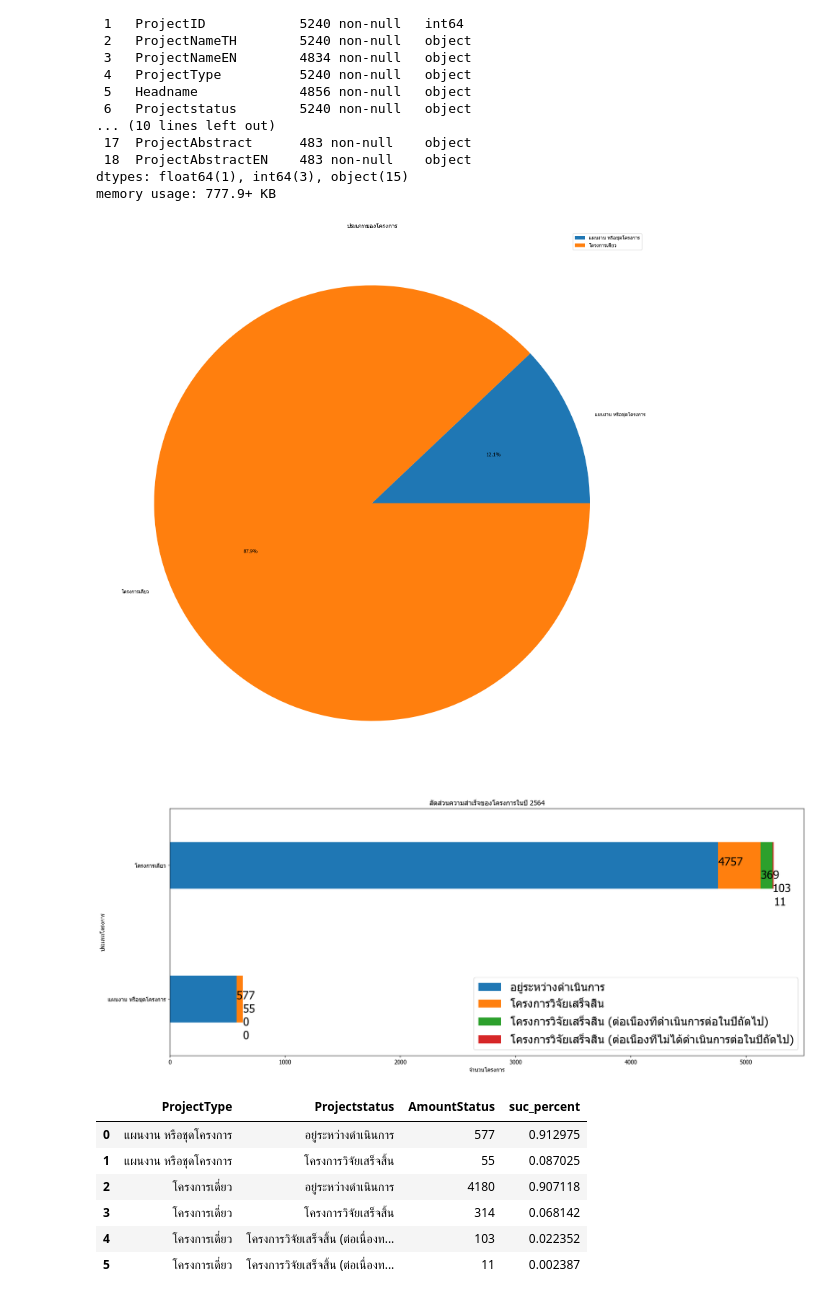
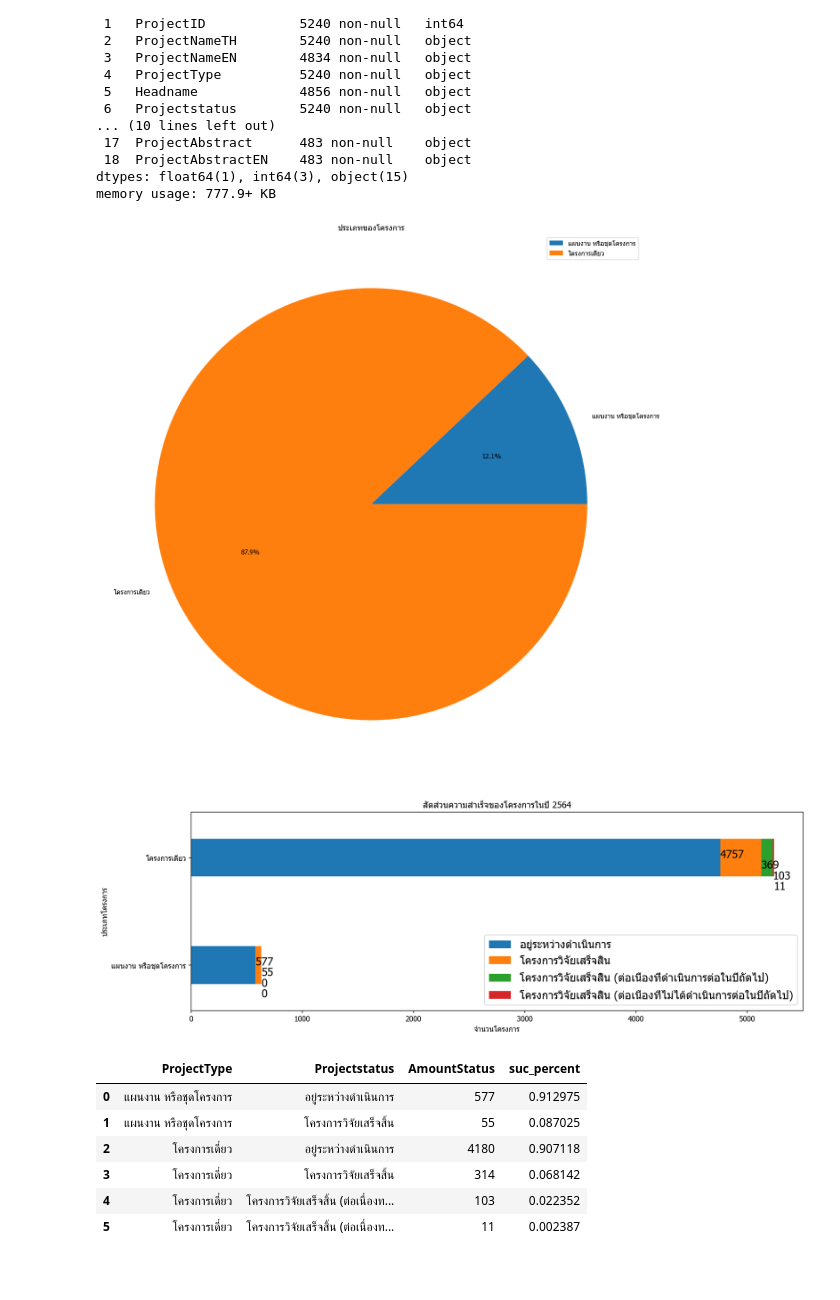
Before and after one commit to SrWannapa/DADS5001_miniProject, a Jupyter notebook: 6420422008_Wannapa_Sriphen.ipynb, the cells around one changed output. Drawn from its saved outputs; the diff is of its cells as text; code cells hidden in the pictures; blank space fills up the shorter version.

```diff
--- a/6420422008_Wannapa_Sriphen.ipynb
+++ b/6420422008_Wannapa_Sriphen.ipynb
@@ -30,49 +30,49 @@ memory usage: 777.9+ KB
 protype = data.groupby('ProjectType')['ProjectType'].count().to_frame('counttype')
 protype.reset_index()
 plt.rcParams['font.family']='Tahoma'
-plt.figure(figsize = (20,20),dpi=100)
+plt.figure(figsize = (15,15),dpi=100)
 plt.pie(protype['counttype'],autopct = '%.1f%%', labels = ['แผนงาน หรือชุดโครงการ','โครงการเดี่ยว'])
 plt.legend(['แผนงาน หรือชุดโครงการ','โครงการเดี่ยว'],loc="upper right")
 plt.title('ประเภทของโครงการ')
 plt.show()
 # %% [output]
-[figure, old version]
+[figure, new version]
 # %%
 succase=  data.loc[ : ,['ProjectType','Projectstatus']]
 ans2 = succase.groupby(['ProjectType','Projectstatus']).size().to_frame('AmountStatus')
 ans2 = ans2.reset_index()
 
 mm = ans2.groupby(['ProjectType','Projectstatus']).sum().groupby(level=[1]).cumsum().unstack()
 mm = mm.fillna(0)
-plt.figure(figsize=(20,8),dpi=150)
+plt.figure(figsize=(15,5),dpi=150)
 mm.plot.barh(ax=plt.axes(), stacked=True, width = 0.35)
 
 plt.xlabel('จำนวนโครงการ')
 plt.ylabel('ประเภทโครงการ')
 plt.title('สัดส่วนความสำเร็จของโครงการในปี 2564')
 legend = ['อยู่ระหว่างดำเนินการ',
           'โครงการวิจัยเสร็จสิ้น',
           'โครงการวิจัยเสร็จสิ้น (ต่อเนื่องที่ดำเนินการต่อในปีถัดไป)',
           'โครงการวิจัยเสร็จสิ้น (ต่อเนื่องที่ไม่ได้ดำเนินการต่อในปีถัดไป)']
-plt.legend(legend,loc='lower right', fontsize = 20)
+plt.legend(legend,loc='lower right', fontsize = 15)
 
 valueold = 0
 i = 0
 for index, value in enumerate(list(list(mm.loc['แผนงาน หรือชุดโครงการ']))):
-    plt.text(value+valueold, i, str(int(value)), fontsize=20)
+    plt.text(value+valueold, i, str(int(value)), fontsize=15)
     valueold = value+valueold
     i = i-0.1
 
 valueold = 0
 i = 1
 for index, value in enumerate(list(list(mm.loc['โครงการเดี่ยว']))):
-    plt.text(value+valueold, i, str(int(value)), fontsize=20)
+    plt.text(value+valueold, i, str(int(value)), fontsize=15)
     valueold = value+valueold
     i = i-0.1
 
 plt.show()
 # %% [output]
-[figure, old version]
+[figure, new version]
 # %%
 ans2['suc_percent'] = ans2['AmountStatus'] / ans2.groupby('ProjectType')['AmountStatus'].transform('sum')
 ans2
```
